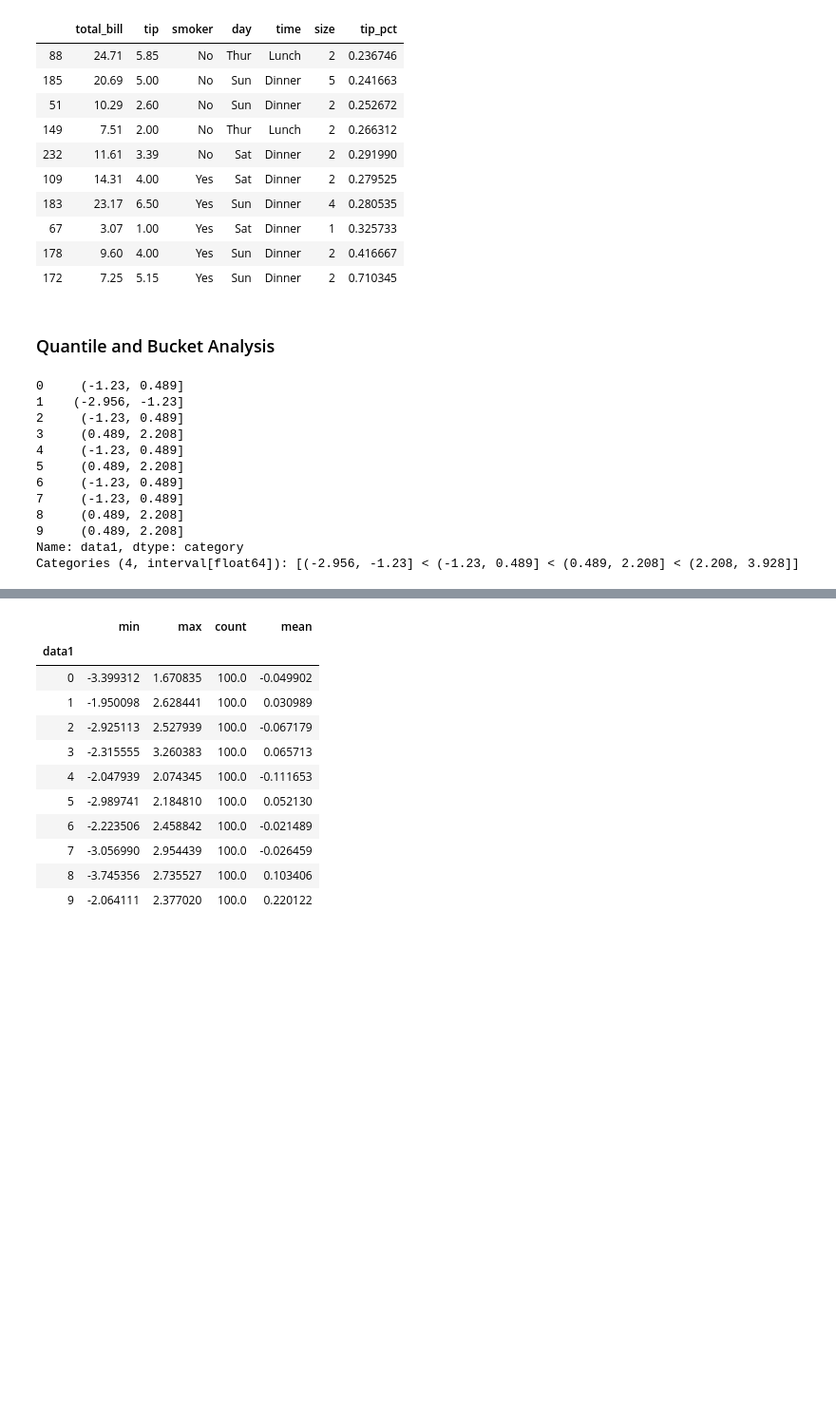
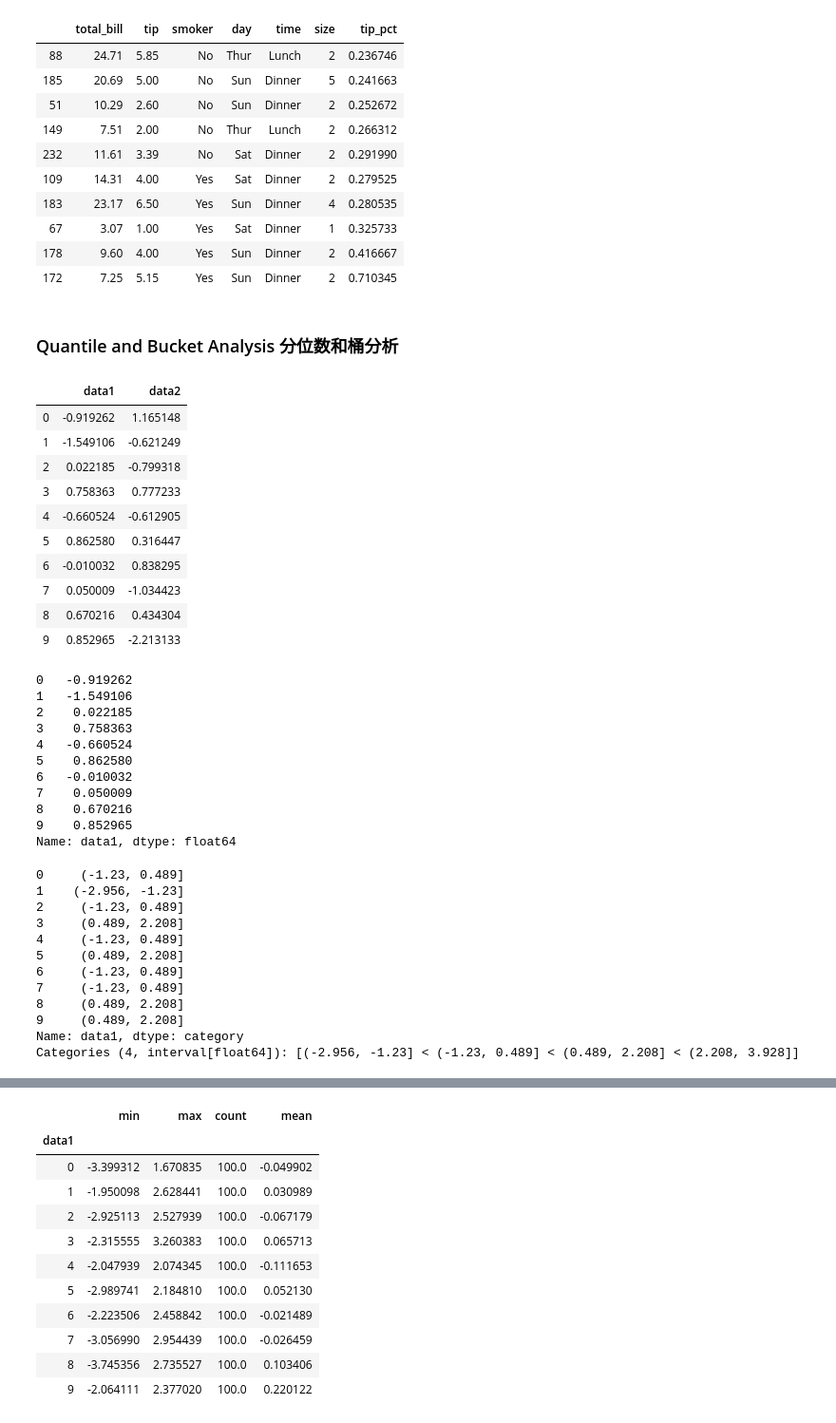
Before and after one commit to silianpan/pydata-book, a Jupyter notebook: ch10.ipynb, the cells around one changed output, grey strips where cells are left out. Shown at 95% size. Drawn from its saved outputs; the diff is of its cells as text; code cells hidden in the pictures; blank space fills up the shorter version.

```diff
--- a/ch10.ipynb
+++ b/ch10.ipynb
@@ -591,23 +599,52 @@ tips.groupby('smoker', group_keys=False).apply(top)
 | 178 | 9.60 | 4.00 | Yes | Sun | Dinner | 2 | 0.416667 |
 | 172 | 7.25 | 5.15 | Yes | Sun | Dinner | 2 | 0.710345 |
 # %% [markdown]
-### Quantile and Bucket Analysis
+### Quantile and Bucket Analysis 分位数和桶分析
 # %%
+# pandas有一些能根据面元或样本分位数拆分为多块的工具（cut或qcut）（前面讲过）
+# 将这些函数跟groupby结合起来，就能轻松实现对数据集的桶（bucket）或分位数（quantile）分析了。
+# 下面是简单的随机数据集为例，利用cut将其装入长度相等的桶中。
 frame = pd.DataFrame({'data1': np.random.randn(1000),
                       'data2': np.random.randn(1000)})
+frame[:10]
+frame.data1[:10]
+# pdf.cut将data1放置到4个区间中，进行分类
+# 4个区间为：Categories (4, interval[float64]): [(-2.956, -1.23] < (-1.23, 0.489] < (0.489, 2.208] < (2.208, 3.928]]
 quartiles = pd.cut(frame.data1, 4)
 quartiles[:10]
 # %% [output]
+|  | data1 | data2 |
+| 0 | -0.919262 | 1.165148 |
+| 1 | -1.549106 | -0.621249 |
+| 2 | 0.022185 | -0.799318 |
+| 3 | 0.758363 | 0.777233 |
+| 4 | -0.660524 | -0.612905 |
+| 5 | 0.862580 | 0.316447 |
+| 6 | -0.010032 | 0.838295 |
+| 7 | 0.050009 | -1.034423 |
+| 8 | 0.670216 | 0.434304 |
+| 9 | 0.852965 | -2.213133 |
-0     (-1.23, 0.489]
-1    (-2.956, -1.23]
-2     (-1.23, 0.489]
-3     (0.489, 2.208]
-4     (-1.23, 0.489]
-5     (0.489, 2.208]
-6     (-1.23, 0.489]
-7     (-1.23, 0.489]
-8     (0.489, 2.208]
-9     (0.489, 2.208]
-Name: data1, dtype: category
-Categories (4, interval[float64]): [(-2.956, -1.23] < (-1.23, 0.489] < (0.489, 2.208] < (2.208, 3.928]]
+0   -0.919262
+1   -1.549106
+2    0.022185
+3    0.758363
+4   -0.660524
+5    0.862580
+6   -0.010032
+7    0.050009
+8    0.670216
+9    0.852965
+Name: data1, dtype: float64
+0     (-1.23, 0.489]
+1    (-2.956, -1.23]
+2     (-1.23, 0.489]
+3     (0.489, 2.208]
+4     (-1.23, 0.489]
+5     (0.489, 2.208]
+6     (-1.23, 0.489]
+7     (-1.23, 0.489]
+8     (0.489, 2.208]
+9     (0.489, 2.208]
+Name: data1, dtype: category
+Categories (4, interval[float64]): [(-2.956, -1.23] < (-1.23, 0.489] < (0.489, 2.208] < (2.208, 3.928]]
 # %%
```
Also changed, not shown: parts of 14 cells of this notebook.
